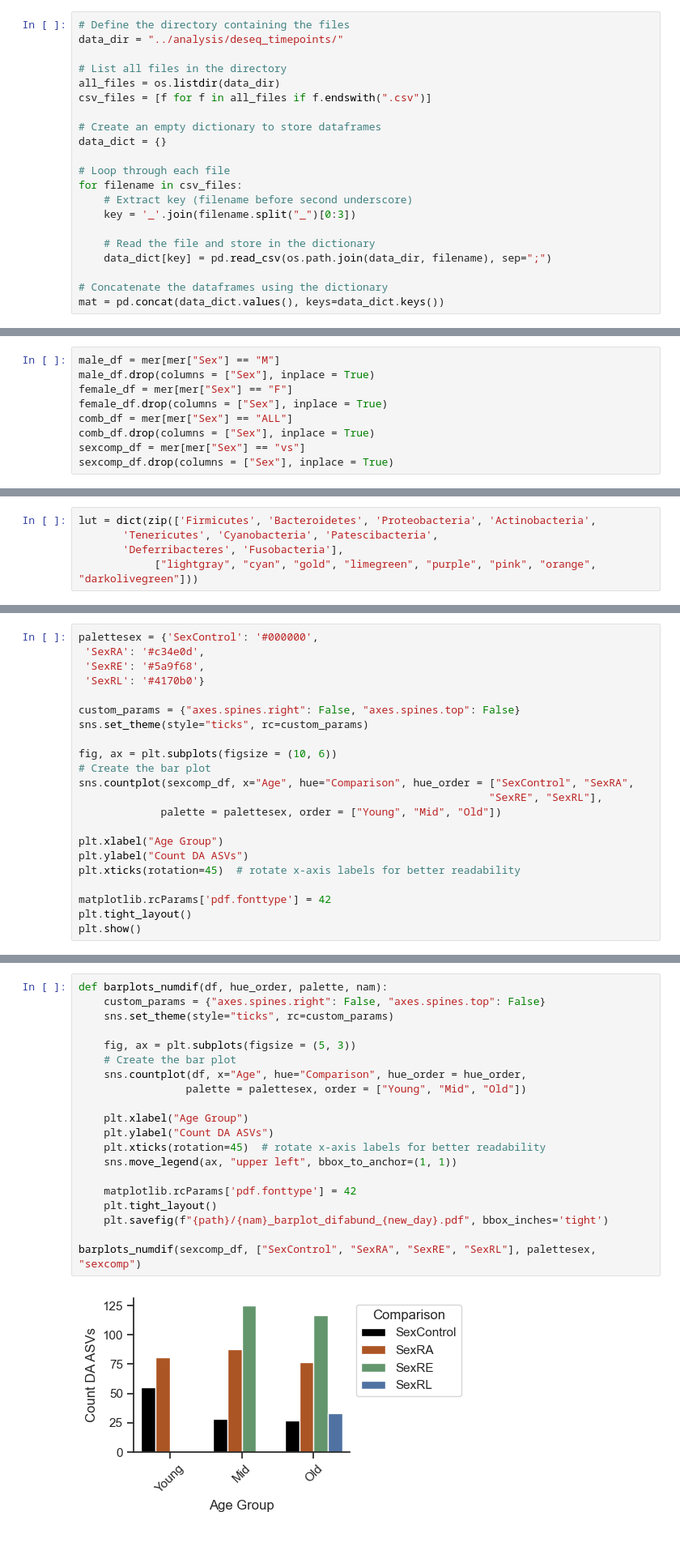
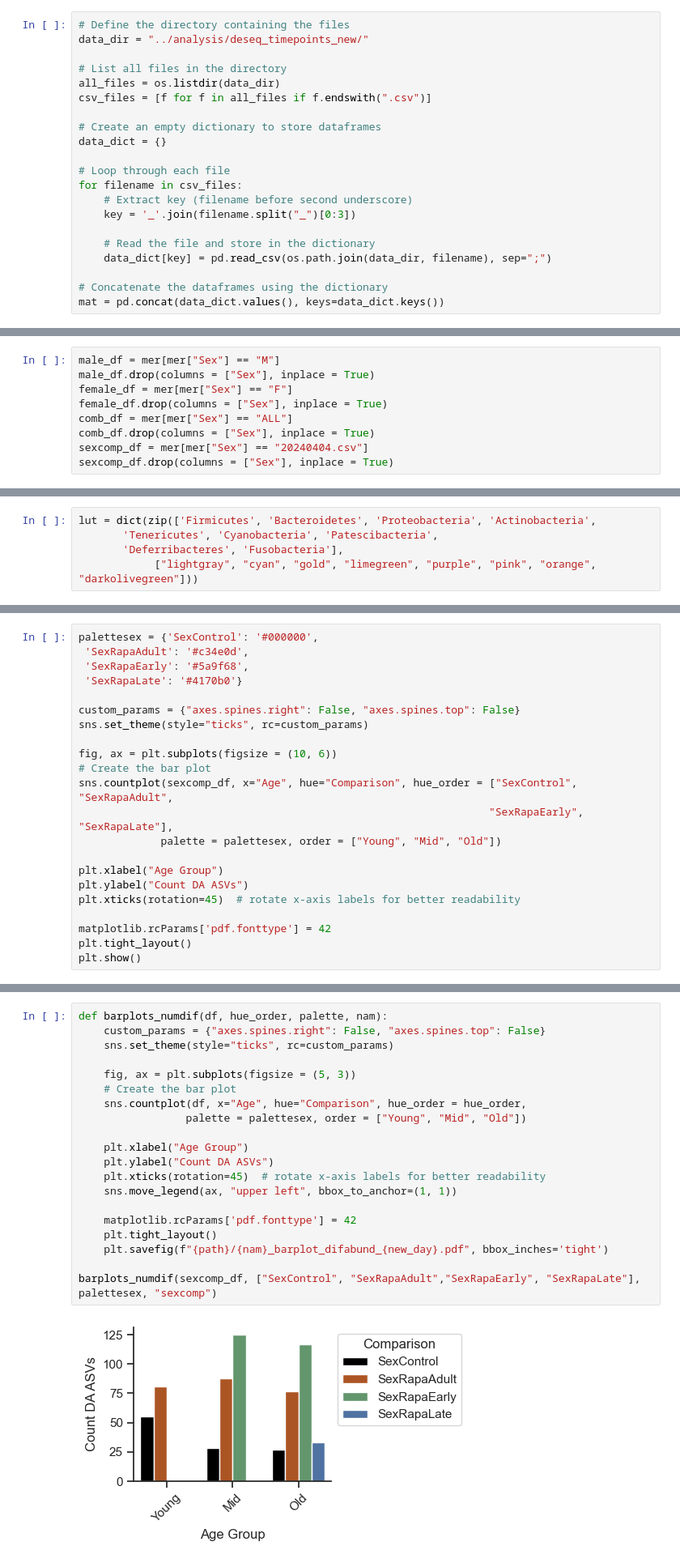
Before and after one commit to carolinamonzo/SG_MemoryRapamycin, a Jupyter notebook: new_rapamycin/scripts/ContRapaAdult_sex_DA.ipynb, the cells around one changed output, grey strips where cells are left out. Shown: that part at 81% size. Saved outputs shown, nothing was run; the diff lists cells and outputs as text.

Commit message:
comparing control vs rapa adult to get general rapa understanding

```diff
--- a/new_rapamycin/scripts/ContRapaAdult_sex_DA.ipynb
+++ b/new_rapamycin/scripts/ContRapaAdult_sex_DA.ipynb
@@ -41,7 +41,7 @@ fasta_tuples = list(zip(identifiers, seqs))
 df_fa = pd.DataFrame(fasta_tuples, columns = ["OTU", "sequence"])
 # %%
 # Define the directory containing the files
-data_dir = "../analysis/deseq_timepoints/"
+data_dir = "../analysis/deseq_timepoints_new/"
 
 # List all files in the directory
 all_files = os.listdir(data_dir)
@@ -86,7 +86,7 @@ female_df = mer[mer["Sex"] == "F"]
 female_df.drop(columns = ["Sex"], inplace = True)
 comb_df = mer[mer["Sex"] == "ALL"]
 comb_df.drop(columns = ["Sex"], inplace = True)
-sexcomp_df = mer[mer["Sex"] == "vs"]
+sexcomp_df = mer[mer["Sex"] == "20240404.csv"]
 sexcomp_df.drop(columns = ["Sex"], inplace = True)
 # %% [output]
 A value is trying to be set on a copy of a slice from a DataFrame
@@ -183,17 +183,17 @@ for e in list(sexcomp_df["Comparison"].unique()):
 ... (10 outputs left out)
 # %%
 palettesex = {'SexControl': '#000000',
- 'SexRA': '#c34e0d',
- 'SexRE': '#5a9f68',
- 'SexRL': '#4170b0'}
+ 'SexRapaAdult': '#c34e0d',
+ 'SexRapaEarly': '#5a9f68',
+ 'SexRapaLate': '#4170b0'}
 
 custom_params = {"axes.spines.right": False, "axes.spines.top": False}
 sns.set_theme(style="ticks", rc=custom_params)
 
 fig, ax = plt.subplots(figsize = (10, 6))
 # Create the bar plot
-sns.countplot(sexcomp_df, x="Age", hue="Comparison", hue_order = ["SexControl", "SexRA",
-                                                                 "SexRE", "SexRL"],
+sns.countplot(sexcomp_df, x="Age", hue="Comparison", hue_order = ["SexControl", "SexRapaAdult",
+                                                                 "SexRapaEarly", "SexRapaLate"],
              palette = palettesex, order = ["Young", "Mid", "Old"])
 
 plt.xlabel("Age Group")
@@ -208,23 +208,23 @@ plt.show()
 # %%
 def barplots_numdif(df, hue_order, palette, nam):
     custom_params = {"axes.spines.right": False, "axes.spines.top": False}
     sns.set_theme(style="ticks", rc=custom_params)
 
     fig, ax = plt.subplots(figsize = (5, 3))
     # Create the bar plot
     sns.countplot(df, x="Age", hue="Comparison", hue_order = hue_order,
                  palette = palettesex, order = ["Young", "Mid", "Old"])
 
     plt.xlabel("Age Group")
     plt.ylabel("Count DA ASVs")
     plt.xticks(rotation=45)  # rotate x-axis labels for better readability
     sns.move_legend(ax, "upper left", bbox_to_anchor=(1, 1))
 
     matplotlib.rcParams['pdf.fonttype'] = 42
     plt.tight_layout()
     plt.savefig(f"{path}/{nam}_barplot_difabund_{new_day}.pdf", bbox_inches='tight')
 
-barplots_numdif(sexcomp_df, ["SexControl", "SexRA", "SexRE", "SexRL"], palettesex, "sexcomp")
+barplots_numdif(sexcomp_df, ["SexControl", "SexRapaAdult","SexRapaEarly", "SexRapaLate"], palettesex, "sexcomp")
 # %% [output]
-[figure, old version]
+[figure, new version]
 # %%
```
Also changed, not shown: parts of 20 cells of this notebook.
